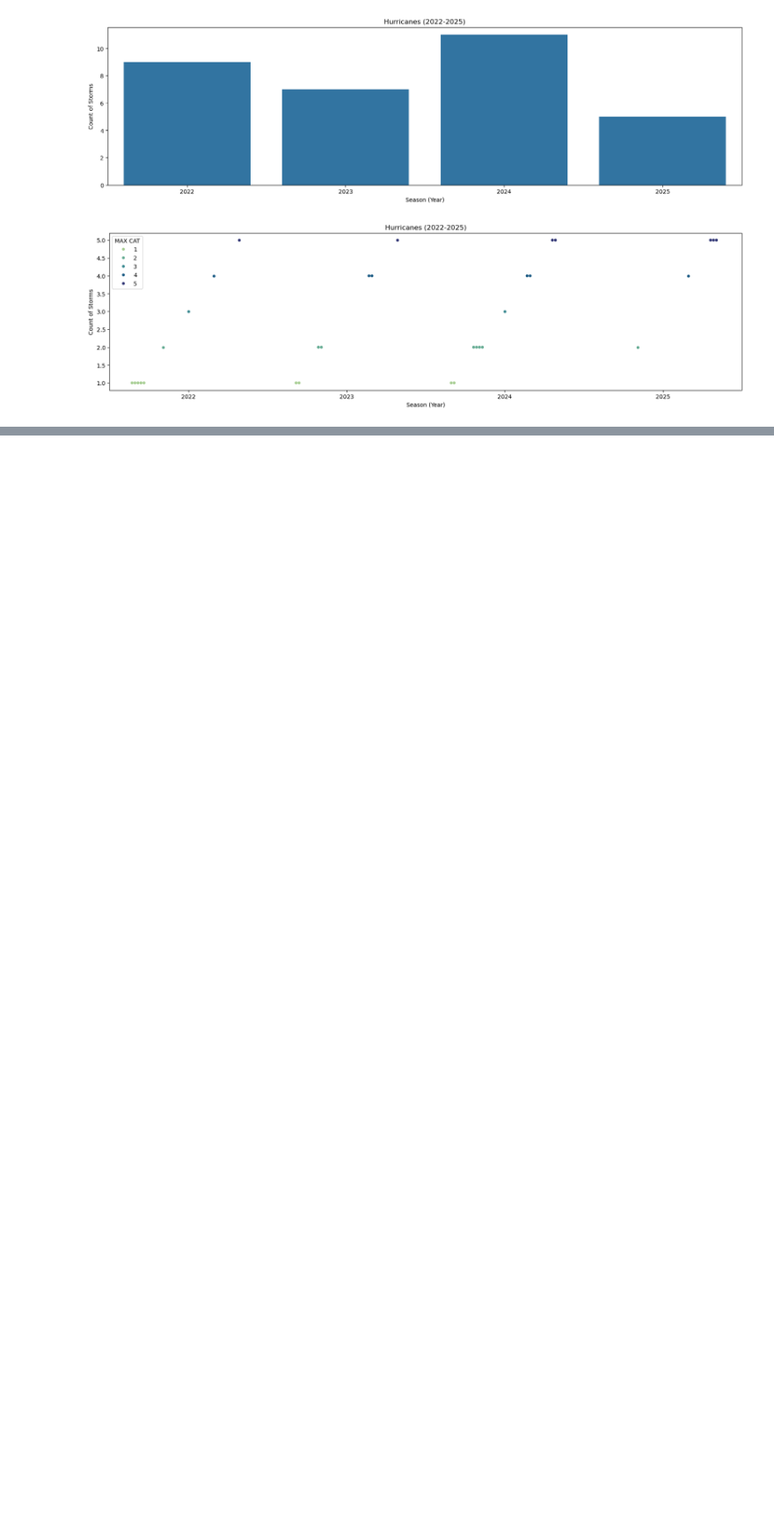
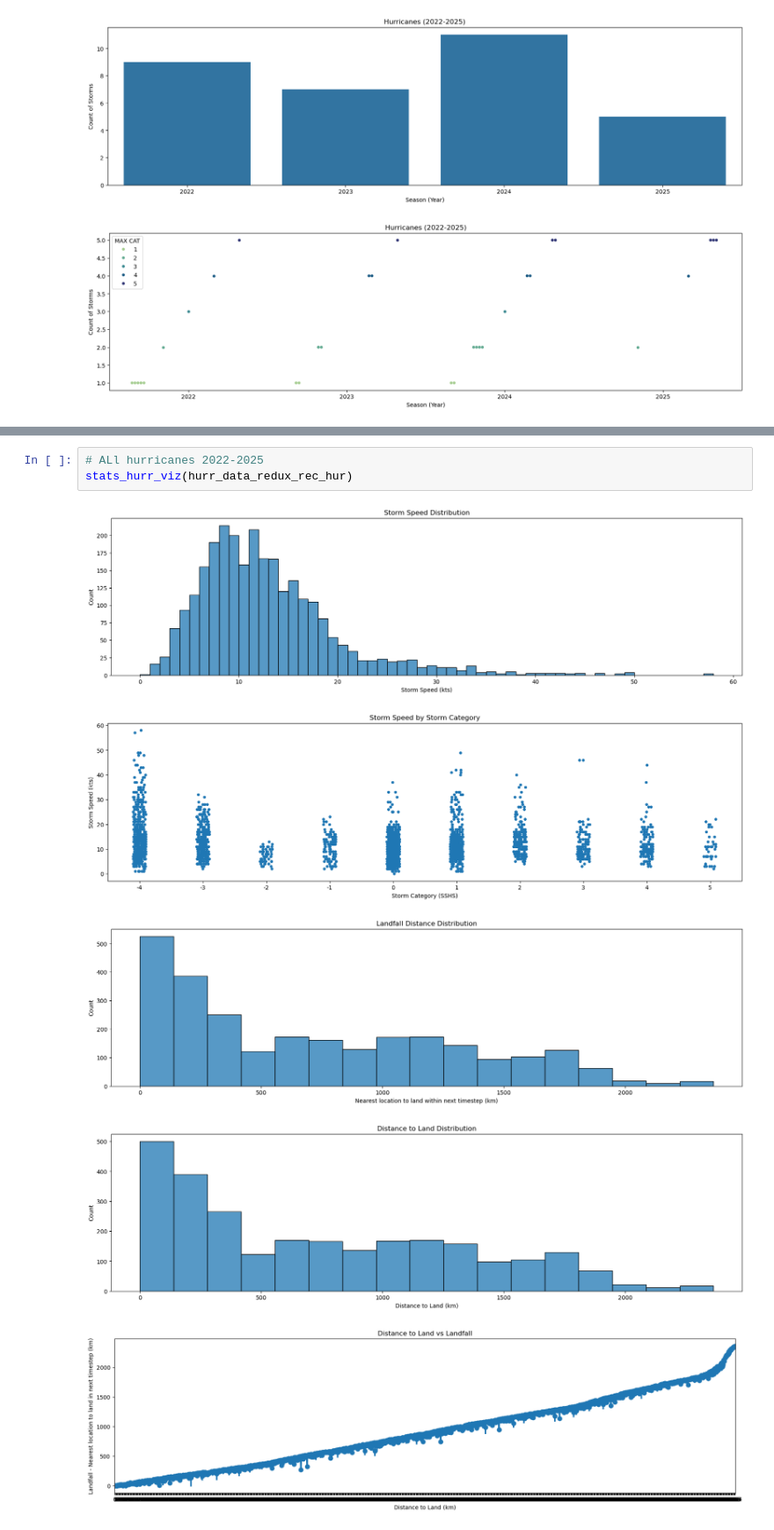
Before and after one commit to sofieappel/HurricanesAndGasPrices, a Jupyter notebook: src/main.ipynb, the cells around one changed output, grey strips where cells are left out. Shown at 88% size. Cells and saved outputs as stored; diff of their text form; blank space fills up the shorter version.

```diff
--- a/src/main.ipynb
+++ b/src/main.ipynb
@@ -229 +241,10 @@ stats_hurr_viz(hurr_data_redux_rec)
 [figure]
+# %%
+# ALl hurricanes 2022-2025
+stats_hurr_viz(hurr_data_redux_rec_hur)
+# %% [output]
+[figure, added]
+[figure, added]
+[figure, added]
+[figure, added]
+[figure, added]
```
Also changed, not shown: parts of 7 cells of this notebook.
